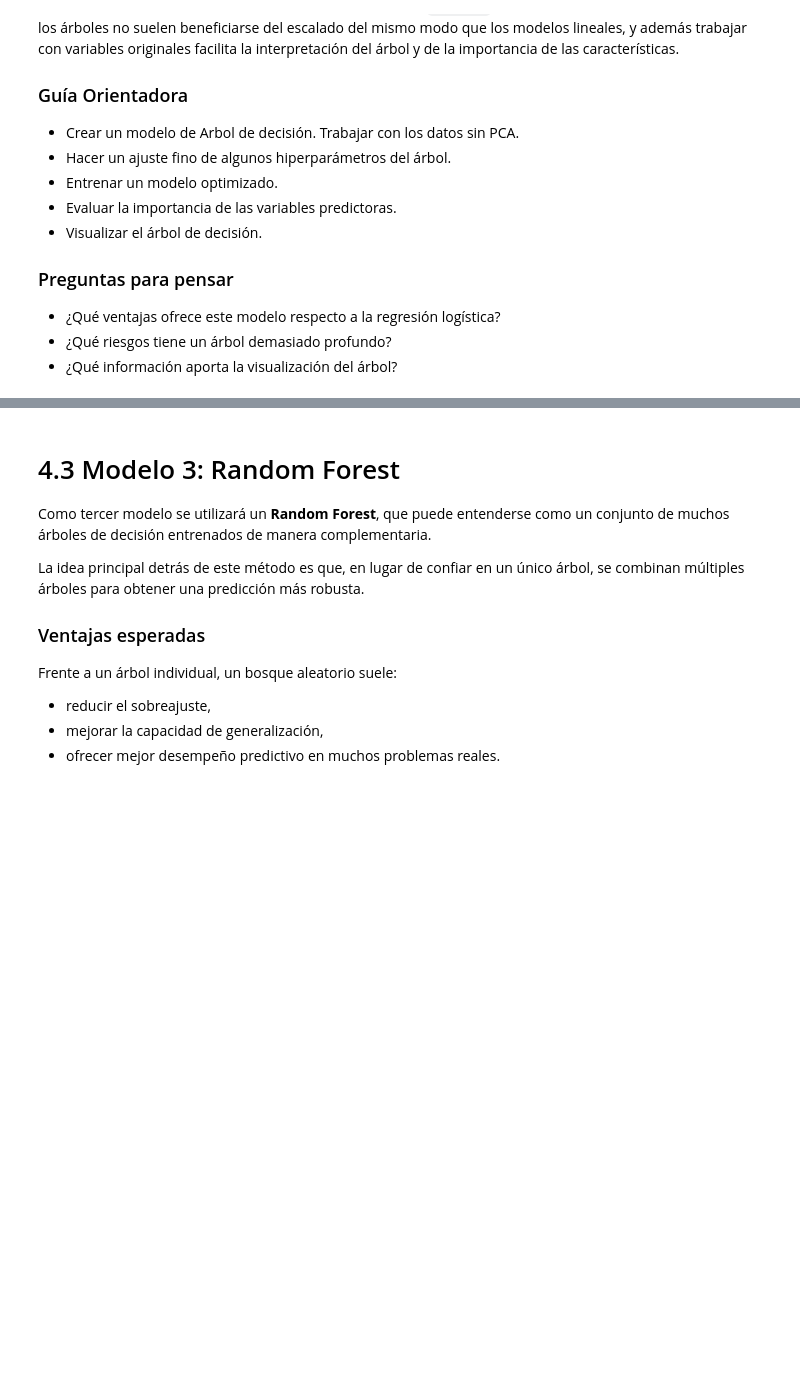
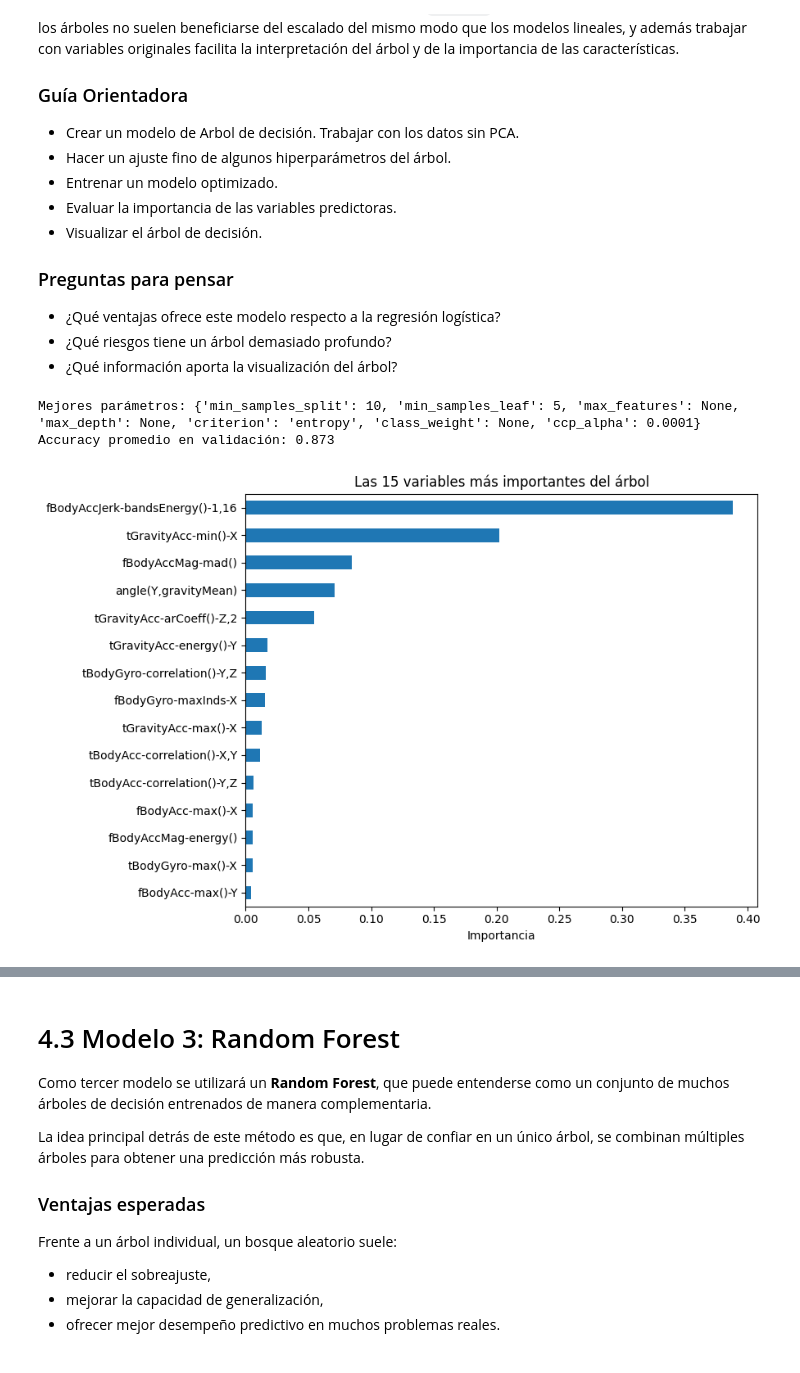
Before and after one commit to matigold22/TP-SIA, a Jupyter notebook: Consigna_TP2.ipynb, the cells around one changed output, grey strips where cells are left out. Saved outputs shown, nothing was run; the diff lists cells and outputs as text; code cells hidden in the pictures; blank space fills up the shorter version.

```diff
--- a/Consigna_TP2.ipynb
+++ b/Consigna_TP2.ipynb
@@ -188,0 +376,5 @@ No se utilizará una única configuración fija del modelo. En su lugar, se expl
+# %%
+from sklearn.linear_model import LogisticRegression
+
+modelo_logistico = LogisticRegression(C=1.0, max_iter=3000)
+modelo_logistico.fit(X_train_pca, y_train)
@@ -224,0 +486,43 @@ Esto tiene sentido porque los árboles no suelen beneficiarse del escalado del m
+# %%
+from sklearn.model_selection import RandomizedSearchCV
+
+busqueda_arbol = RandomizedSearchCV(
+    DecisionTreeClassifier(random_state=42),
+    param_distributions={
+        "max_depth": [5, 10, 15, 20],
+        "min_samples_leaf": [1, 5, 10, 20],
+        "min_samples_split": [2, 10, 20, 40],
+        "criterion": ["gini", "entropy"],
+        "max_features": [None, "sqrt", 0.5],
+        "ccp_alpha": [0.0, 0.0001, 0.001, 0.01],
+        "class_weight": [None, "balanced"]},
+    n_iter=40,
+    cv=GroupKFold(n_splits=5),
+    scoring="accuracy",
+    random_state=42,
+    n_jobs=2)
+
+busqueda_arbol.fit(
+    X_train, y_train,
+    groups=df_train.loc[X_train.index, "subject"])
+
+mejor_arbol = busqueda_arbol.best_estimator_
+
+print("Mejores parámetros:", busqueda_arbol.best_params_)
+print(f"Accuracy promedio en validación: {busqueda_arbol.best_score_:.3f}")
+# %% [output]
+Mejores parámetros: {'min_samples_split': 10, 'min_samples_leaf': 5, 'max_features': None, 'max_depth': None, 'criterion': 'entropy', 'class_weight': None, 'ccp_alpha': 0.0001}
+Accuracy promedio en validación: 0.873
+# %%
+importancias = pd.Series(
+    mejor_arbol.feature_importances_,
+    index=X_train.columns
+).sort_values(ascending=False)
+
+importancias.head(15).sort_values().plot.barh(figsize=(9, 6))
+plt.xlabel("Importancia")
+plt.title("Las 15 variables más importantes del árbol")
+plt.tight_layout()
+plt.show()
+# %% [output]
+[figure, added]
```
Also changed, not shown: parts of 49 cells of this notebook.
